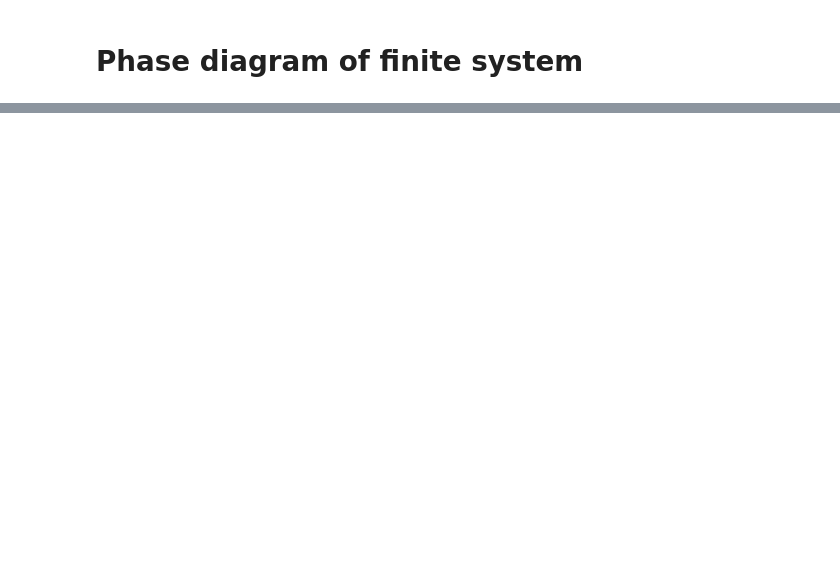
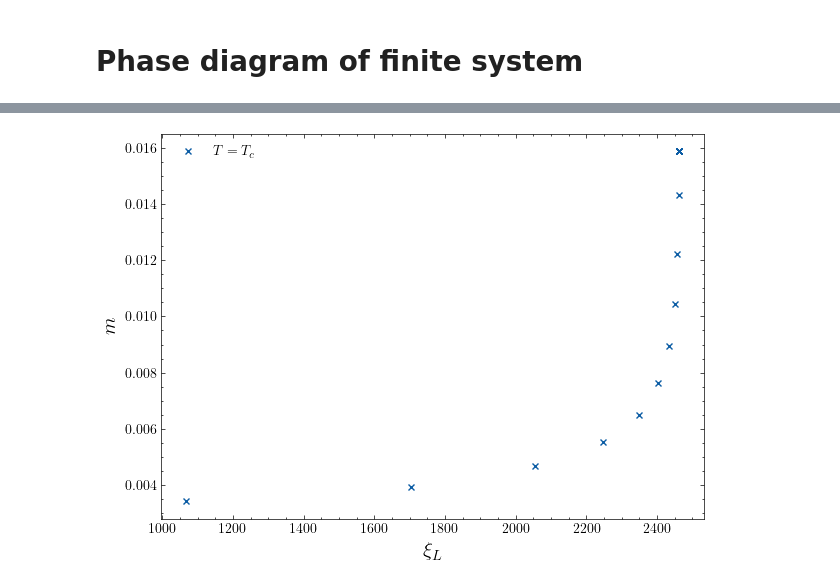
Before and after one commit to DerkNiessink/Blume, a Jupyter notebook: L_scaling.ipynb, the cells around one changed output, grey strips where cells are left out. Saved outputs shown, nothing was run; the diff lists cells and outputs as text; code cells hidden in the pictures; blank space fills up the shorter version.

```diff
--- a/L_scaling.ipynb
+++ b/L_scaling.ipynb
@@ -124,4 +135,13 @@ for size in range(1000, 30000, 1000):
     mags.extend(compute(Prop.m, data))
     xis.extend(compute(Prop.xi, data))
+# %%
+plt.figure(figsize=(7, 5))
+plt.plot(xis, mags, "x", markersize=5, label = f"$T = T_c$")
+plt.xlabel(r"$\xi_{L}$", fontsize=15)
+plt.ylabel("$m$", fontsize=15)
+plt.legend()
+plt.show()
+# %% [output]
+[figure, added]
 # %%
 plt.figure(figsize=(7, 5))
```
Also changed, not shown: parts of 15 cells of this notebook, 2 other files.
